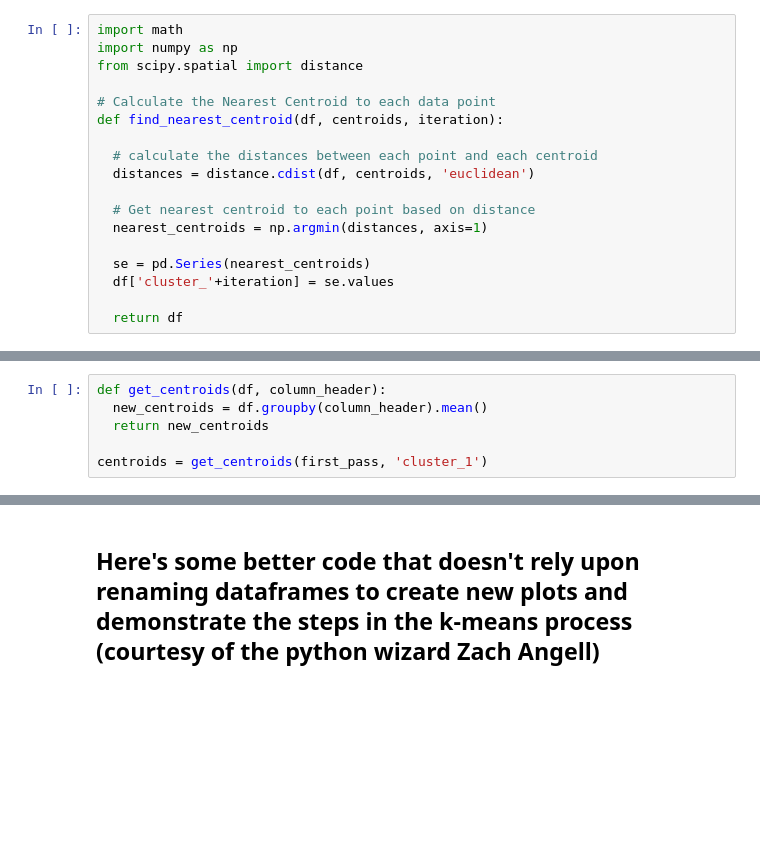
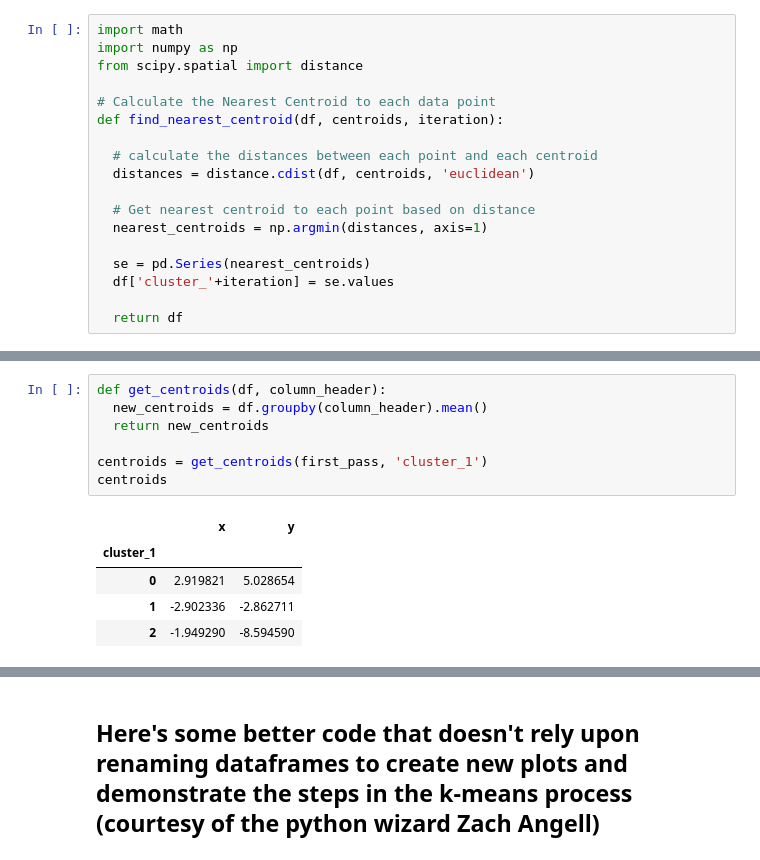
Before and after one commit to BJanota11/DS-Unit-1-Sprint-4-Linear-Algebra, a Jupyter notebook: module4-clustering/Clustering_and_NFL.ipynb, the cells around one changed output, grey strips where cells are left out. Drawn from its saved outputs; the diff is of its cells as text; blank space fills up the shorter version.

```diff
--- a/module4-clustering/Clustering_and_NFL.ipynb
+++ b/module4-clustering/Clustering_and_NFL.ipynb
@@ -302,9 +340,16 @@ plot_clusters(first_pass, 'cluster_1', centroids)
 # %%
 def get_centroids(df, column_header):
   new_centroids = df.groupby(column_header).mean()
   return new_centroids
 
 centroids = get_centroids(first_pass, 'cluster_1')
+centroids
+# %% [output]
+|  | x | y |
+| cluster_1 |  |  |
+| 0 | 2.919821 | 5.028654 |
+| 1 | -2.902336 | -2.862711 |
+| 2 | -1.949290 | -8.594590 |
 # %%
 # Calculate New Centroids
 centroids = get_centroids(first_pass, 'cluster_1')
```
Also changed, not shown: parts of 25 cells of this notebook.
